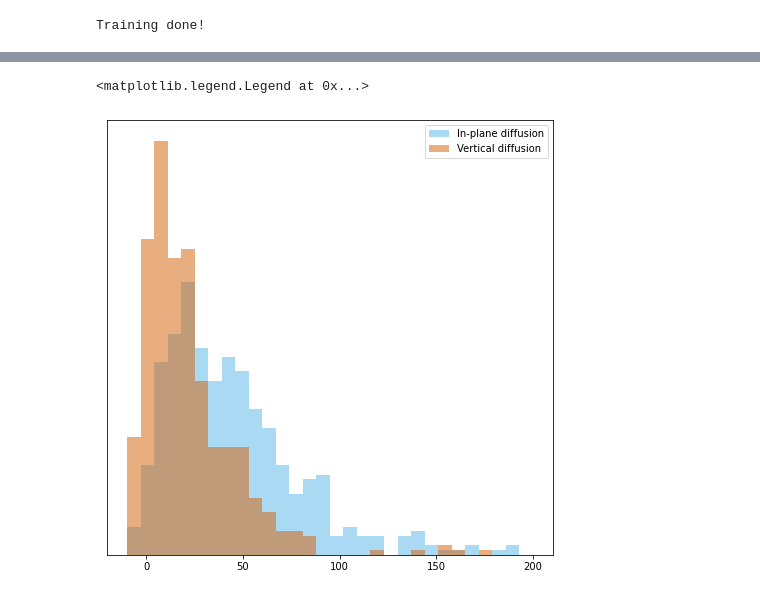
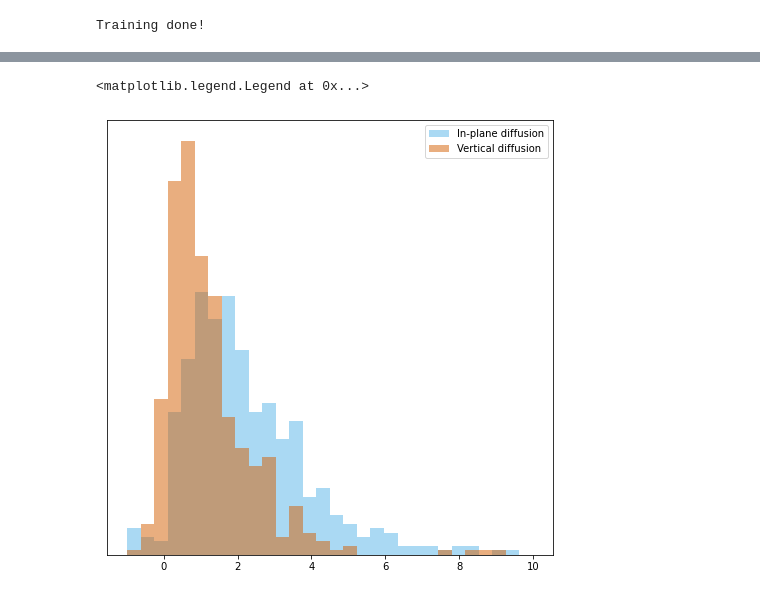
Before and after one commit to stupidnameomg/practicing-deeptrack, a Jupyter notebook: Isak/Lodestar_on_segments.ipynb, the cells around one changed output, grey strips where cells are left out. Drawn from its saved outputs; the diff is of its cells as text; code cells hidden in the pictures.

```diff
--- a/Isak/Lodestar_on_segments.ipynb
+++ b/Isak/Lodestar_on_segments.ipynb
@@ -402,12 +419,12 @@ def detect_on_trace(position_m, roi_m):
     frame = np.expand_dims(frame, axis = -1)
     trace.append(frame)
 
-  # Save 9 frames to get a feel of how the trace looks
-  frames =  []
-  for i in range(4):
-    frames.append(np.squeeze(random.choice(trace)))
-  tile_of_frames = np.concatenate((np.concatenate((np.array(frames[0]), np.array(frames[1]))), \
-                          np.concatenate((np.array(frames[2]), np.array(frames[3])))), axis = -1)
+  # # Save 9 frames to get a feel of how the trace looks
+  # frames =  []
+  # for i in range(4):
+  #   frames.append(np.squeeze(random.choice(trace)))
+  # tile_of_frames = np.concatenate((np.concatenate((np.array(frames[0]), np.array(frames[1]))), \
+  #                         np.concatenate((np.array(frames[2]), np.array(frames[3])))), axis = -1)
 
   trace = np.array(trace)
   val_stack = np.stack((np.real(trace[..., 0]), np.imag(trace[..., 0])), axis = -1)
@@ -416,13 +433,13 @@ def detect_on_trace(position_m, roi_m):
     im = np.expand_dims(im, axis = 0)
     dets.append(np.array(list_of_models[tile].predict_and_detect(im, mode = "ratio")))
 
-  return dets, tile_of_frames
+  return dets
 
 corrected_z_trace = []
 corrected_x_trace = []
 # Loop through all particles found in video
 for posM, roiM in zip(posDict.values(), roiDict.values()):
-  dets, frames = detect_on_trace(posM, roiM)
+  dets = detect_on_trace(posM, roiM)
 
   x_network = []
   y_network = []
@@ -467,4 +484,4 @@ for posM, roiM in zip(posDict.values(), roiDict.values()):
   #   ax.set_xlabel(label[ind])
   #   ax.set_ylabel("Diffusion")
 
-  print(f"Matlab sigma: {sigma_matlab}    " + f"Korr. sigma: {sigma_cor}")
+  # print(f"Matlab sigma: {sigma_matlab}    " + f"Korr. sigma: {sigma_cor}")
@@ -521,29 +543,29 @@ def fit_to_line(msd):
 # %%
 ' DIFFUSION CALCULATIONS'
 """
   TODO:
     - make all_positions include all traces
 """
 import seaborn
-delta_time = 1/42
+delta_time = 0.0243902 # From experimental data
 msds = []
 msds_z = []
 
 for x_trace, z_trace in zip(corrected_x_trace, corrected_z_trace):
     msd = get_msd(x_trace, 10)
     a, b = fit_to_line(msd[:4])
     msds.append(a)
 
     msd_z = get_msd(z_trace, 10)
     a, b = fit_to_line(msd_z[:4])
     msds_z.append(a)
 
 
 plt.figure(figsize=(8, 8))
-plt.hist(np.array(msds) / delta_time / 2, 30, alpha=0.5, range=(-10,200), facecolor=seaborn.color_palette("colorblind")[9], label="In-plane diffusion")
-plt.hist(np.array(msds_z) / delta_time / 2, 30, alpha=0.5, range=(-10,200), facecolor=seaborn.color_palette("colorblind")[3], label="Vertical diffusion")
+plt.hist(np.array(msds) / delta_time / 2, 30, alpha=0.5, range=(-1, 10), facecolor=seaborn.color_palette("colorblind")[9], label="In-plane diffusion")
+plt.hist(np.array(msds_z) / delta_time / 2, 30, alpha=0.5, range=(-1, 10), facecolor=seaborn.color_palette("colorblind")[3], label="Vertical diffusion")
 plt.yticks([])
 plt.legend()
 # %% [output]
 <matplotlib.legend.Legend at 0x...>
-[figure, old version]
+[figure, new version]
```
Also changed, not shown: parts of 3 cells of this notebook.
